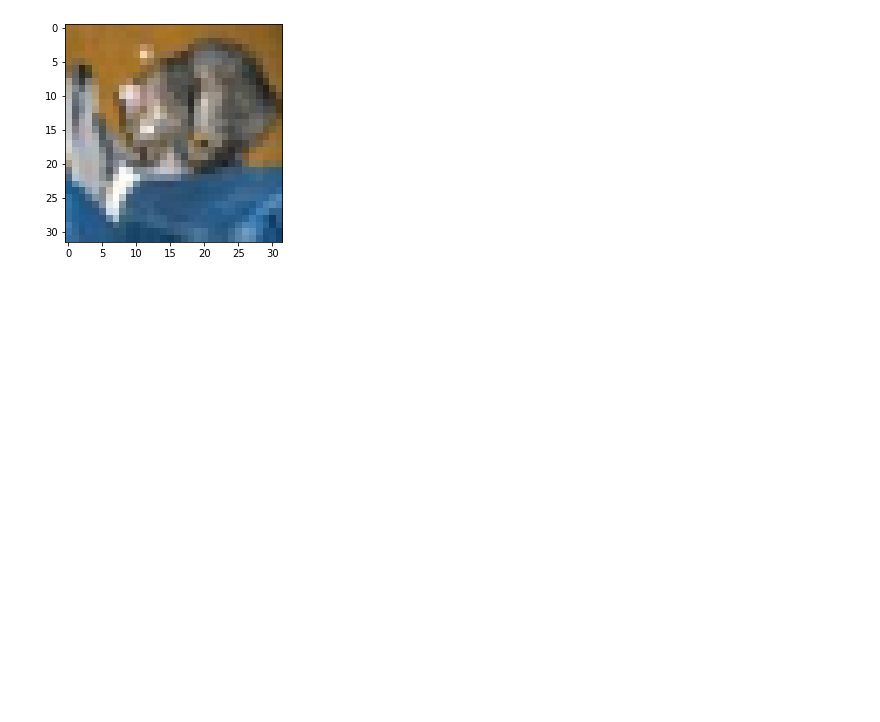
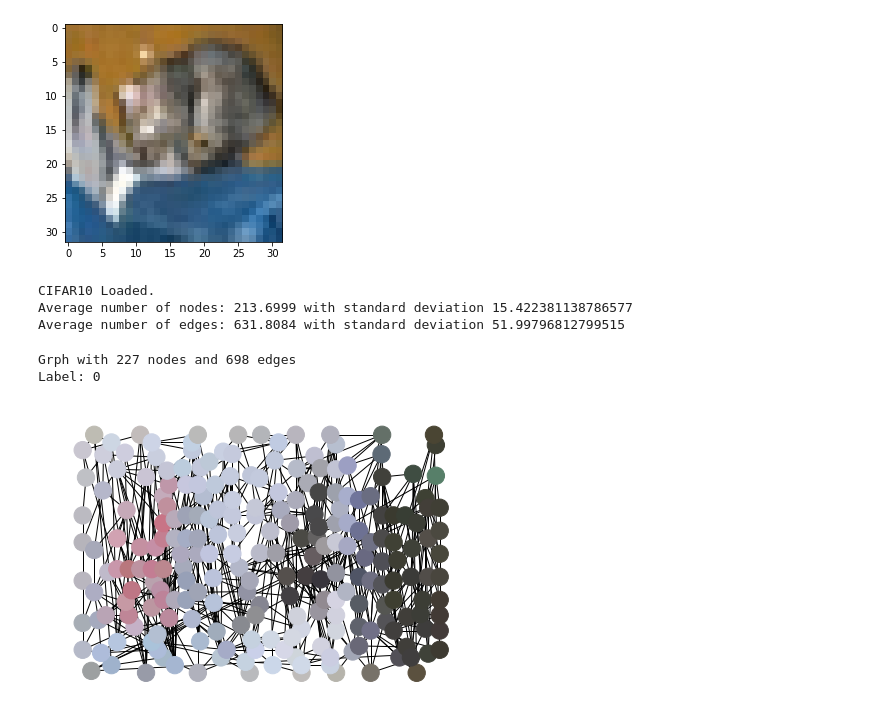
Before and after one commit to jpelayx/mnist-graphs, a Jupyter notebook: cifar10_slic_viz.ipynb, the cells around one changed output. Drawn from its saved outputs; the diff is of its cells as text; code cells hidden in the pictures; blank space fills up the shorter version.

Commit message:
cifar10 viz

```diff
--- a/cifar10_slic_viz.ipynb
+++ b/cifar10_slic_viz.ipynb
@@ -109,3 +109,26 @@ plt.imshow(img_np)
 # %% [output]
 <matplotlib.image.AxesImage at 0x...>
 [figure]
+# %%
+import cifar10_slic
+spds = cifar10_slic.SuperPixelGraphCIFAR10(root='cifar10-test-n200-c0.1-avg_color-centroid-std_deviation_centroid-std_deviation_color')
+# %% [output]
+CIFAR10 Loaded.
+Average number of nodes: 213.6999 with standard deviation 15.422381138786577
+Average number of edges: 631.8084 with standard deviation 51.99796812799515
+# %%
+
+import networkx as nx
+from torch_geometric.utils import to_networkx
+data = spds[3]
+
+g = to_networkx(data, to_undirected=True)
+print(f'Grph with {g.number_of_nodes()} nodes and {g.number_of_edges()} edges')
+print(f'Label: {data.y[0]}')
+color = data.x[:,0:3]
+pos = dict(zip(range(data.num_nodes), data.pos.numpy()))
+nx.draw(g, pos=pos, node_color=color)
+# %% [output]
+Grph with 227 nodes and 698 edges
+Label: 0
+[figure, added]
```
Also changed, not shown: 1 other file.
